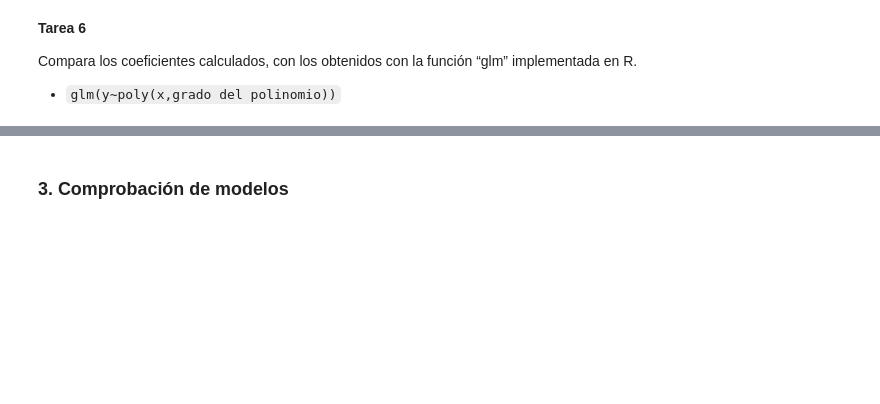
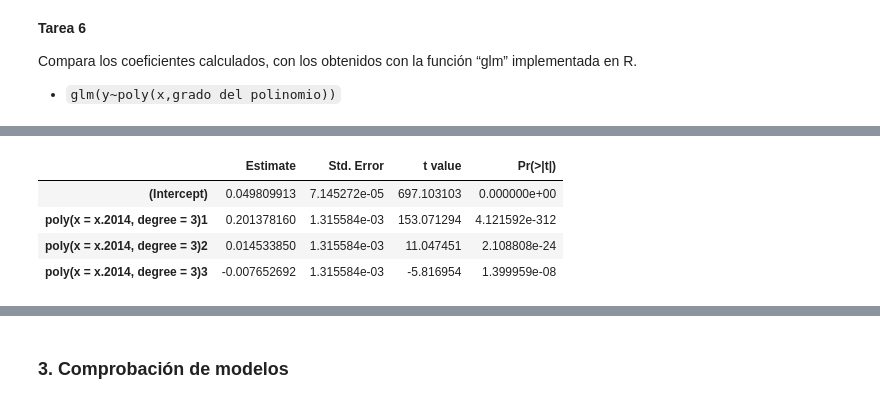
Before and after one commit to yerartdev/uc-m1965-stats, a Jupyter notebook: p8/m1965-stats-ii-practica-regresion.ipynb, the cells around one changed output, grey strips where cells are left out. Saved outputs shown, nothing was run; the diff lists cells and outputs as text; code cells hidden in the pictures; blank space fills up the shorter version.

Commit message:
stats-ii: práctica regresión lineal - regresión polinomios grado 2 y 3, cuestión poly() vs I(), loss function

```diff
--- a/p8/m1965-stats-ii-practica-regresion.ipynb
+++ b/p8/m1965-stats-ii-practica-regresion.ipynb
@@ -194,3 +241,10 @@ Compara los coeficientes calculados, con los obtenidos con la función “glm”
 implementada en R.
 
  - `glm(y~poly(x,grado del polinomio))`
+# %%
+#::GMG::Usamos el modelo general de regresión lineal glm() para comparar con nuestros cálculos
+# https://www.statmethods.net/advstats/glm.html
+# https://www.rdocumentation.org/packages/stats/versions/3.5.1/topics/glm
+#model.2014.1 <- glm(y.2014~poly(x = x.2014,degree = 1))
+model.2014.2 <- glm(y.2014~poly(x = x.2014,degree = 2))
+model.2014.3 <- glm(y.2014~poly(x = x.2014,degree = 3))
@@ -196,0 +304,8 @@ implementada en R.
+# %%
+summary(model.2014.3)$coef
+# %% [output]
+|  | Estimate | Std. Error | t value | Pr(>|t|) |
+| (Intercept) | 0.049809913 | 7.145272e-05 | 697.103103 | 0.000000e+00 |
+| poly(x = x.2014, degree = 3)1 | 0.201378160 | 1.315584e-03 | 153.071294 | 4.121592e-312 |
+| poly(x = x.2014, degree = 3)2 | 0.014533850 | 1.315584e-03 | 11.047451 | 2.108808e-24 |
+| poly(x = x.2014, degree = 3)3 | -0.007652692 | 1.315584e-03 | -5.816954 | 1.399959e-08 |
```
Also changed, not shown: parts of 22 cells of this notebook.
